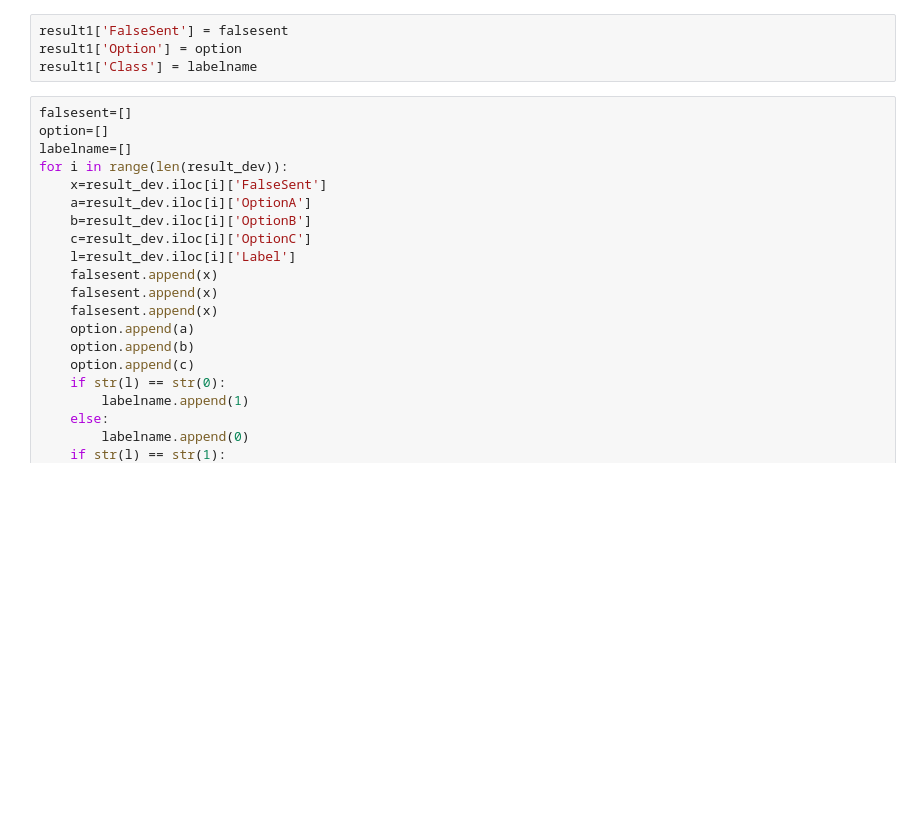
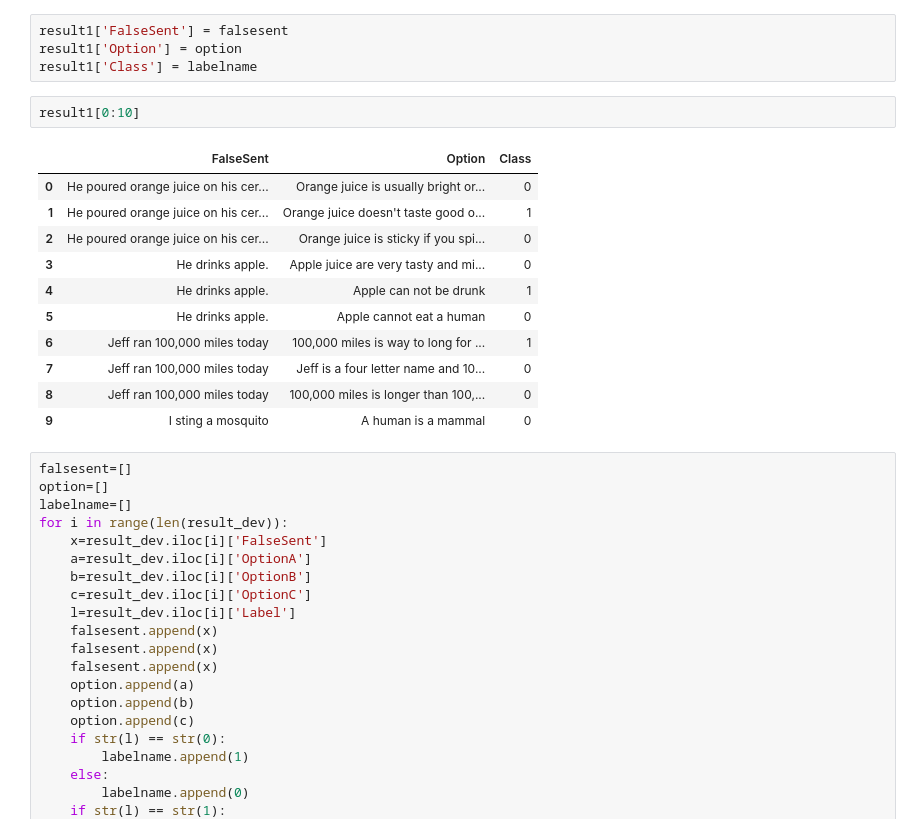
Before and after one commit to ShilpuSri/comVE, a Jupyter notebook: src/Kaggle notebooks/comve-taskb-final.ipynb, the cells around one changed output. Saved outputs shown, nothing was run; the diff lists cells and outputs as text; blank space fills up the shorter version.

```diff
--- a/src/Kaggle notebooks/comve-taskb-final.ipynb
+++ b/src/Kaggle notebooks/comve-taskb-final.ipynb
@@ -119,6 +141,20 @@ for i in range(len(result)):
 result1['FalseSent'] = falsesent
 result1['Option'] = option
 result1['Class'] = labelname
+# %%
+result1[0:10]
+# %% [output]
+|  | FalseSent | Option | Class |
+| 0 | He poured orange juice on his cer... | Orange juice is usually bright or... | 0 |
+| 1 | He poured orange juice on his cer... | Orange juice doesn't taste good o... | 1 |
+| 2 | He poured orange juice on his cer... | Orange juice is sticky if you spi... | 0 |
+| 3 | He drinks apple. | Apple juice are very tasty and mi... | 0 |
+| 4 | He drinks apple. | Apple can not be drunk | 1 |
+| 5 | He drinks apple. | Apple cannot eat a human | 0 |
+| 6 | Jeff ran 100,000 miles today | 100,000 miles is way to long for ... | 1 |
+| 7 | Jeff ran 100,000 miles today | Jeff is a four letter name and 10... | 0 |
+| 8 | Jeff ran 100,000 miles today | 100,000 miles is longer than 100,... | 0 |
+| 9 | I sting a mosquito | A human is a mammal | 0 |
 # %%
 falsesent=[]
 option=[]
```
Also changed, not shown: parts of 7 cells of this notebook.
